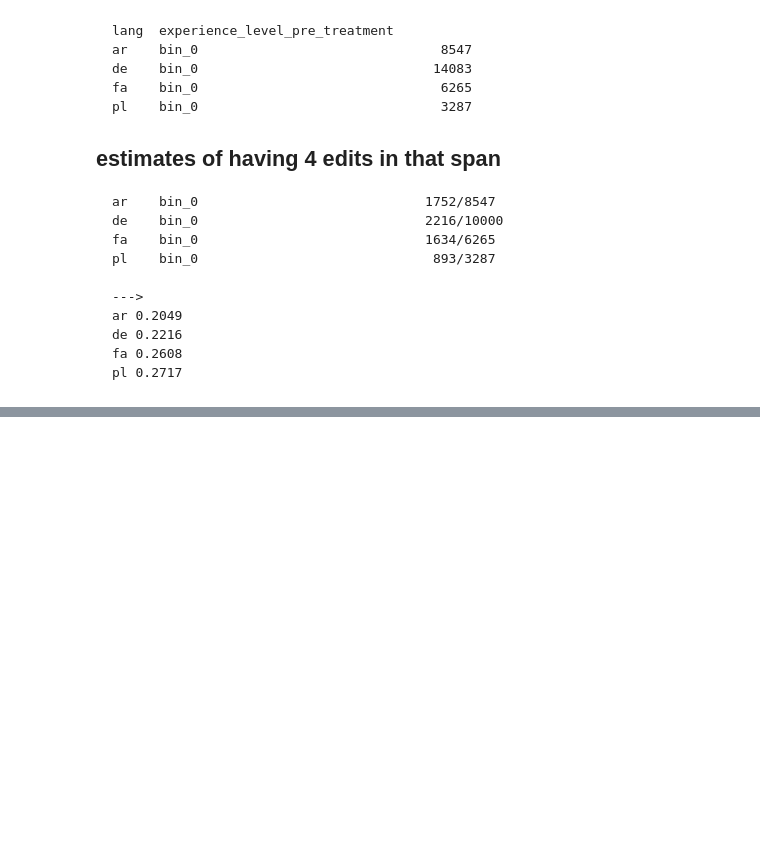
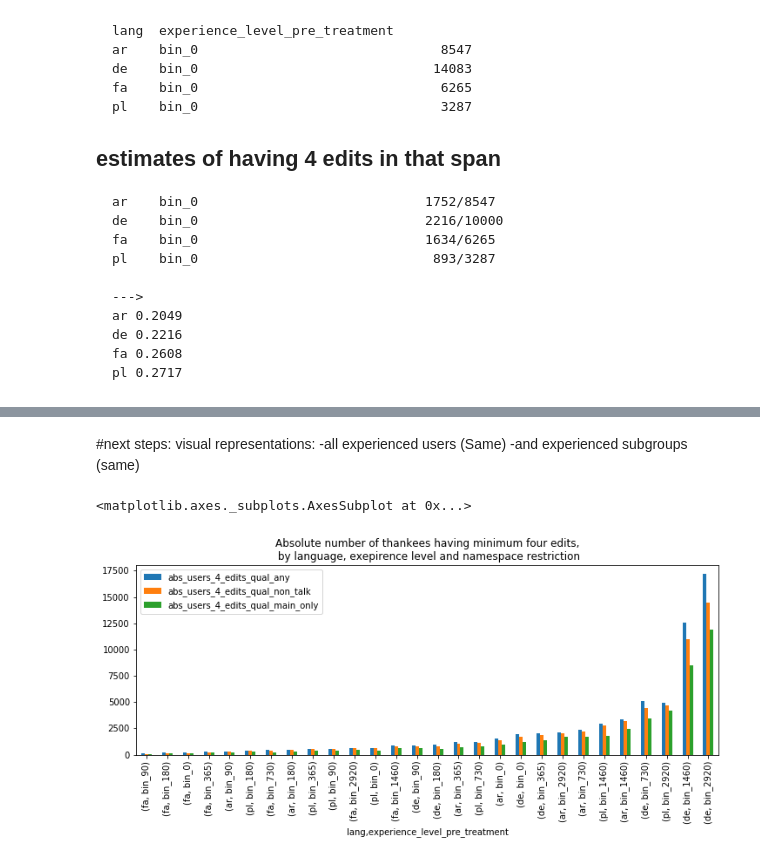
Before and after one commit to citizensandtech/civilservant-wikipedia-gratitude-population-sampling, a Jupyter notebook: ipython/estimate newcomers with 4 quality edits.ipynb, the cells around one changed output, grey strips where cells are left out. Drawn from its saved outputs; the diff is of its cells as text; code cells hidden in the pictures; blank space fills up the shorter version.

```diff
--- a/ipython/estimate newcomers with 4 quality edits.ipynb
+++ b/ipython/estimate newcomers with 4 quality edits.ipynb
@@ -38,0 +81,47 @@ newcomers = df[df['experience_level_pre_treatment']=='bin_0']
+# %%
+experience_groups_names = [e if isinstance(e, str) else "non_newcomer" for e in experience_groups]
+# %%
+experience_groups_d = dict(zip(experience_groups_names, experience_groups))
+# %%
+def make_group_proportions(group_name, group, group_abs):
+    group_qual = group.groupby('lang')['num_quality_pre_treatment',
+       'num_quality_pre_treatment_non_talk',
+       'num_quality_pre_treatment_main_only'].apply(lambda c: np.mean(c>=4)).rename({'num_quality_pre_treatment':'prop_qual_any',
+       'num_quality_pre_treatment_non_talk':'prop_qual_non_talk',
+       'num_quality_pre_treatment_main_only':'prop_qual_main_only'}, axis=1)
+    group_stats = pd.merge(group_abs, group_qual, on='lang').set_index('lang')
+
+    group_stats['abs_users_4_edits'] = group_stats['abs_populations_90_pre_treatment'] * group_stats['prop_having_4_edits_pre_treatment']
+    group_stats['abs_users_4_edits_qual_any'] = group_stats['abs_users_4_edits'] * group_stats['prop_qual_any']
+    group_stats['abs_users_4_edits_qual_non_talk'] = group_stats['abs_users_4_edits'] * group_stats['prop_qual_non_talk']
+    group_stats['abs_users_4_edits_qual_main_only'] = group_stats['abs_users_4_edits'] * group_stats['prop_qual_main_only']
+
+#     print(group_name)
+#     group_stats.plot(kind='bar')
+    return group_stats
+# %%
+prop_dfs = []
+for name, group in experience_groups_d.items():
+    subgroup = df[df['experience_level_pre_treatment'].apply(lambda g: g in group)]
+    subgroup_abs = bin_stats[bin_stats['experience_level_pre_treatment'].apply(lambda g: g in group)]
+    prop_df = make_group_proportions(name, subgroup, subgroup_abs)
+    if name == 'non_newcomer':
+#         print(subgroup)
+        print(prop_df)
+    prop_df['experience_level_pre_treatment']=name
+    prop_dfs.append(prop_df.reset_index())
+
+props = pd.concat(prop_dfs).set_index(['lang','experience_level_pre_treatment'])
+# %% [markdown]
+#next steps:
+visual representations:
+-all experienced users (Same)
+-and experienced subgroups (same)
+# %%
+pplot = props[['abs_users_4_edits_qual_any','abs_users_4_edits_qual_non_talk','abs_users_4_edits_qual_main_only']]
+
+pplots = pplot.sort_values('abs_users_4_edits_qual_non_talk')
+pplots.plot(kind='bar', figsize=(12,4), title='Absolute number of thankees having minimum four edits,\n by language, exepirence level and namespace restriction')
+# %% [output]
+<matplotlib.axes._subplots.AxesSubplot at 0x...>
+[figure, added]
```
Also changed, not shown: parts of 17 cells of this notebook, 2 other files.
